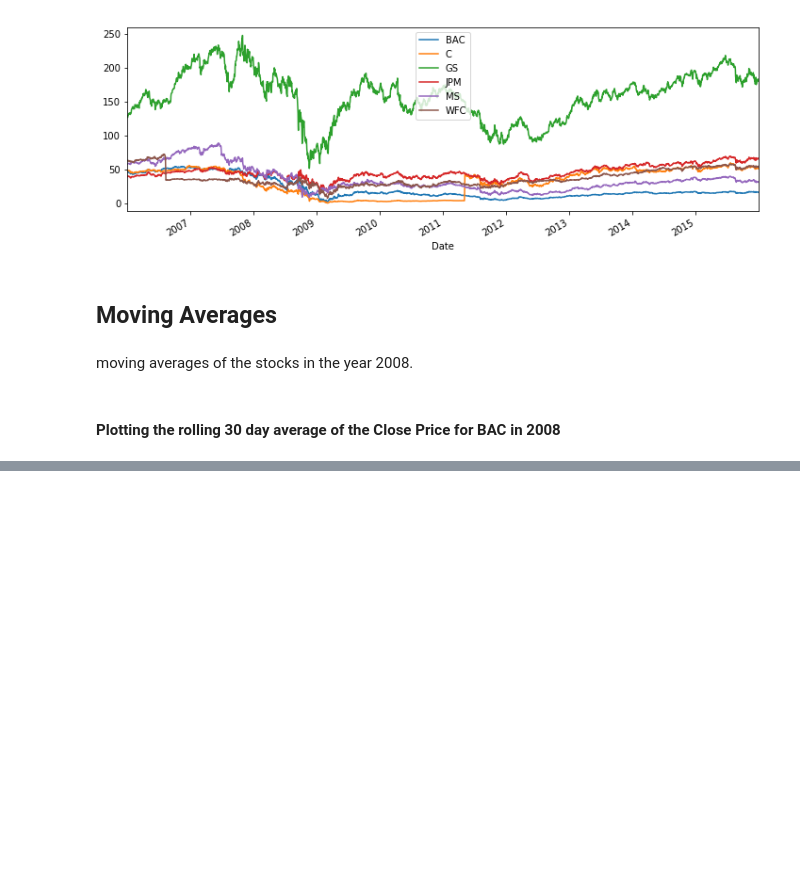
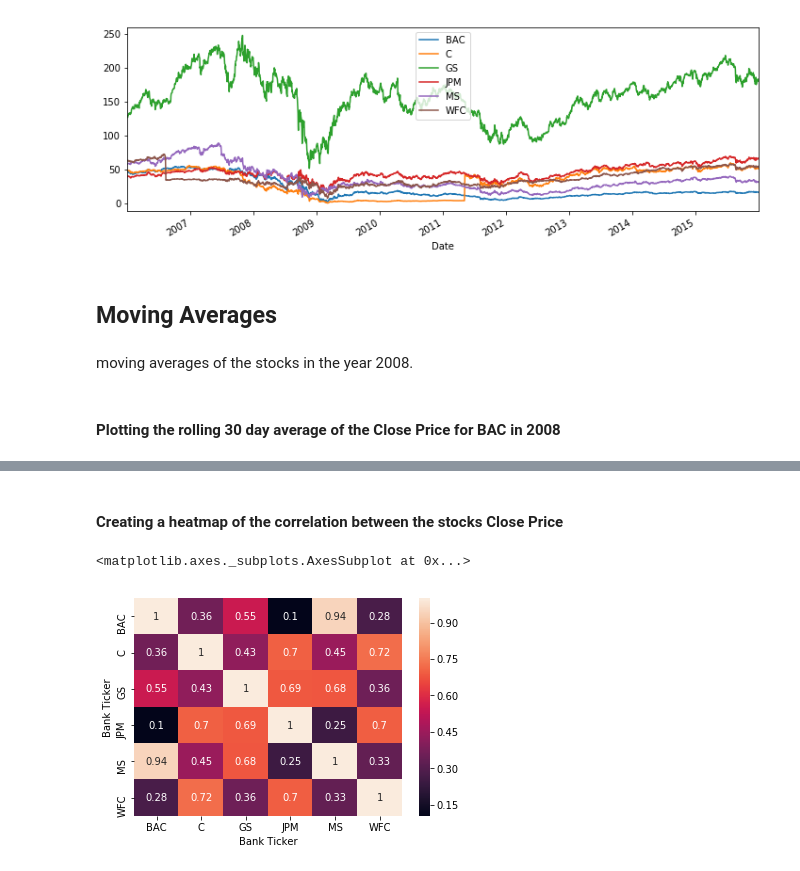
Before and after one commit to chikoungoun/Python-for-Datascience---jportilla, a Jupyter notebook: Finance_Data_Project.ipynb, the cells around one changed output, grey strips where cells are left out. Saved outputs shown, nothing was run; the diff lists cells and outputs as text; code cells hidden in the pictures; blank space fills up the shorter version.

Commit message:
heatmap and clustermap

```diff
--- a/Finance_Data_Project.ipynb
+++ b/Finance_Data_Project.ipynb
@@ -315 +322,8 @@ plt.legend()
 [figure]
+# %% [markdown]
+#### Creating a heatmap of the correlation between the stocks Close Price
+# %%
+sns.heatmap(bank_stocks.xs(key='Close',axis=1,level='Stock Info').corr(),annot=True)
+# %% [output]
+<matplotlib.axes._subplots.AxesSubplot at 0x...>
+[figure, added]
```
Also changed, not shown: parts of 2 cells of this notebook.
